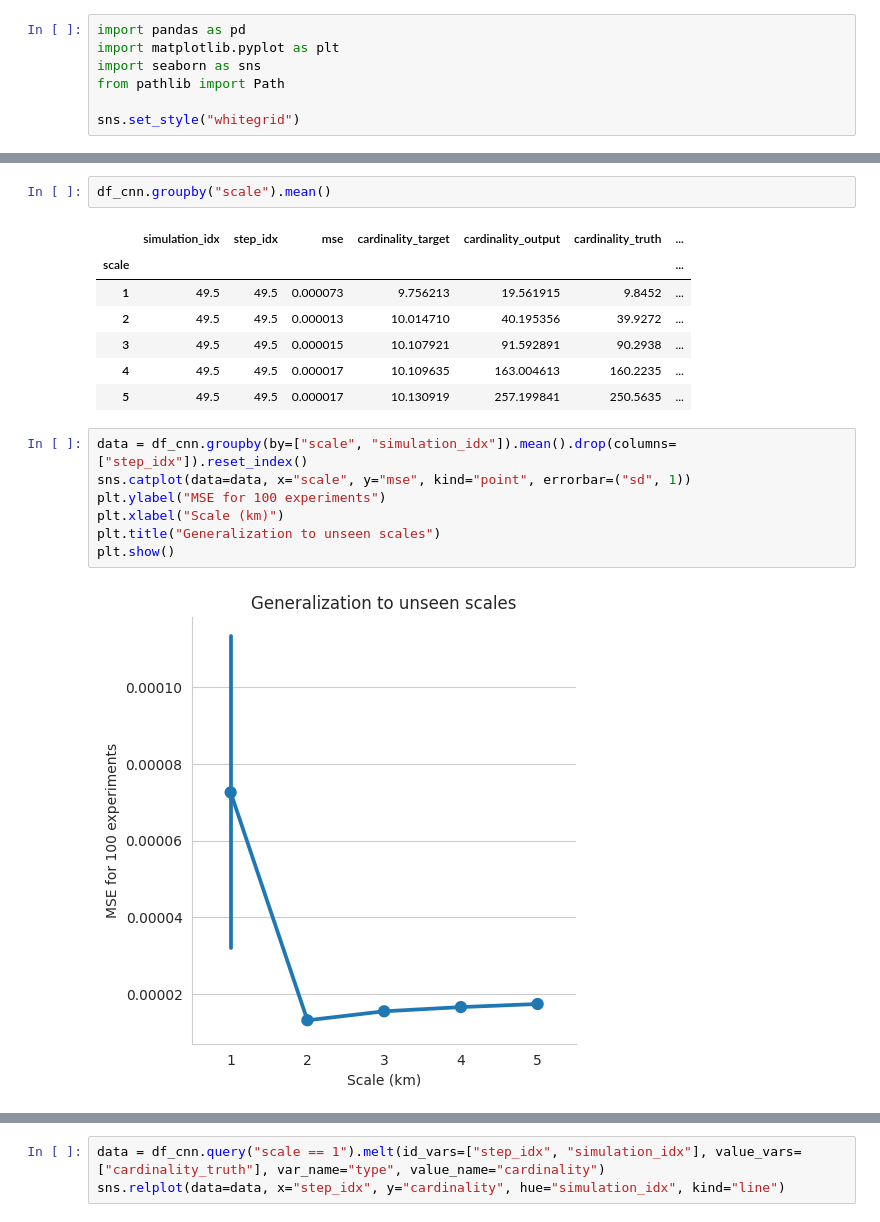
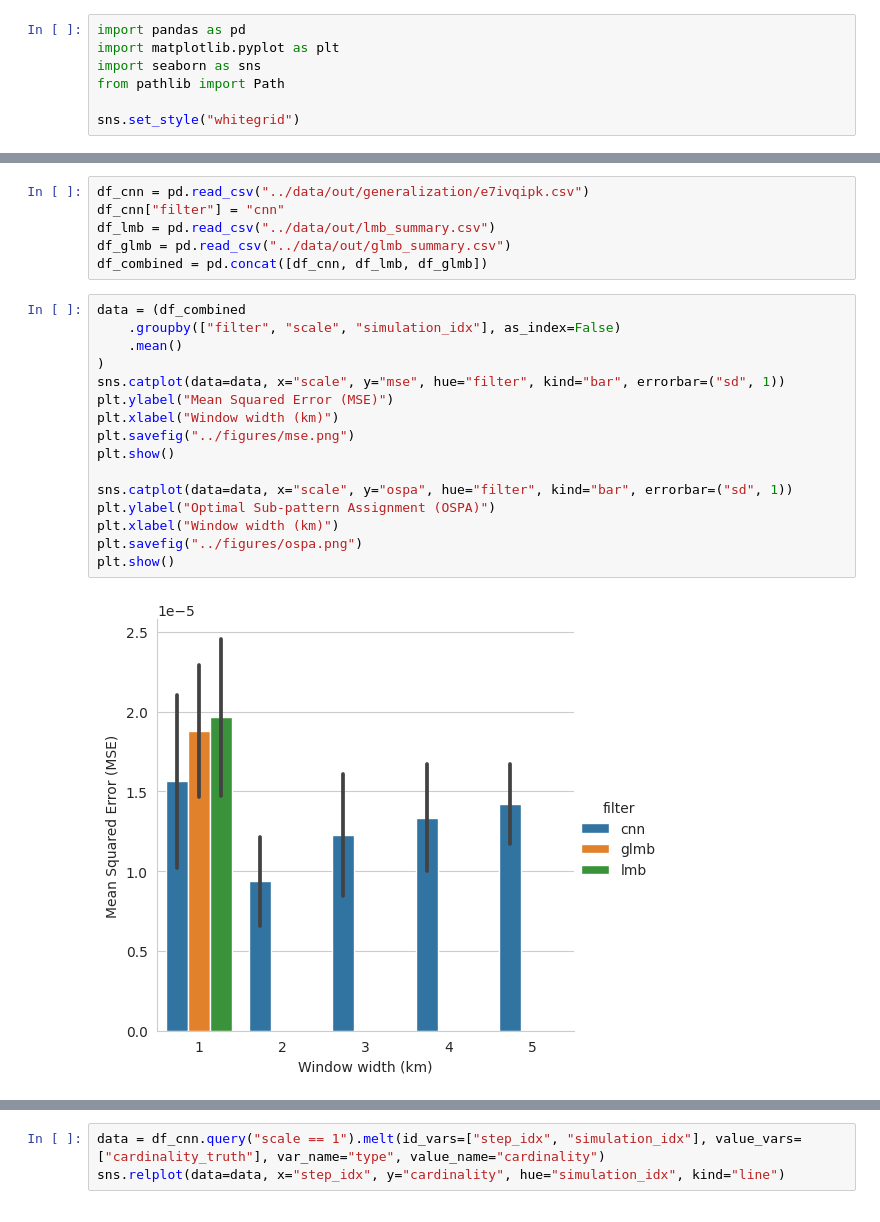
Before and after one commit to Damowerko/mtt, a Jupyter notebook: notebooks/summary.ipynb, the cells around one changed output, grey strips where cells are left out. Drawn from its saved outputs; the diff is of its cells as text.

```diff
--- a/notebooks/summary.ipynb
+++ b/notebooks/summary.ipynb
@@ -18,19 +8,24 @@ df_cnn.head()
-# %%
-df_cnn.groupby("scale").mean()
-# %% [output]
-|  | simulation_idx | step_idx | mse | cardinality_target | cardinality_output | cardinality_truth | ... |
-| scale |  |  |  |  |  |  | ... |
-| 1 | 49.5 | 49.5 | 0.000073 | 9.756213 | 19.561915 | 9.8452 | ... |
-| 2 | 49.5 | 49.5 | 0.000013 | 10.014710 | 40.195356 | 39.9272 | ... |
-| 3 | 49.5 | 49.5 | 0.000015 | 10.107921 | 91.592891 | 90.2938 | ... |
-| 4 | 49.5 | 49.5 | 0.000017 | 10.109635 | 163.004613 | 160.2235 | ... |
-| 5 | 49.5 | 49.5 | 0.000017 | 10.130919 | 257.199841 | 250.5635 | ... |
-# %%
-data = df_cnn.groupby(by=["scale", "simulation_idx"]).mean().drop(columns=["step_idx"]).reset_index()
-sns.catplot(data=data, x="scale", y="mse", kind="point", errorbar=("sd", 1))
-plt.ylabel("MSE for 100 experiments")
-plt.xlabel("Scale (km)")
-plt.title("Generalization to unseen scales")
-plt.show()
-# %% [output]
-[figure, removed]
+# %%
+df_cnn = pd.read_csv("../data/out/generalization/e7ivqipk.csv")
+df_cnn["filter"] = "cnn"
+df_lmb = pd.read_csv("../data/out/lmb_summary.csv")
+df_glmb = pd.read_csv("../data/out/glmb_summary.csv")
+df_combined = pd.concat([df_cnn, df_lmb, df_glmb])
+# %%
+data = (df_combined
+    .groupby(["filter", "scale", "simulation_idx"], as_index=False)
+    .mean()
+)
+sns.catplot(data=data, x="scale", y="mse", hue="filter", kind="bar", errorbar=("sd", 1))
+plt.ylabel("Mean Squared Error (MSE)")
+plt.xlabel("Window width (km)")
+plt.savefig("../figures/mse.png")
+plt.show()
+
+sns.catplot(data=data, x="scale", y="ospa", hue="filter", kind="bar", errorbar=("sd", 1))
+plt.ylabel("Optimal Sub-pattern Assignment (OSPA)")
+plt.xlabel("Window width (km)")
+plt.savefig("../figures/ospa.png")
+plt.show()
+# %% [output]
+[figure, added]
```
Also changed, not shown: parts of 6 cells of this notebook, 3 other files.
